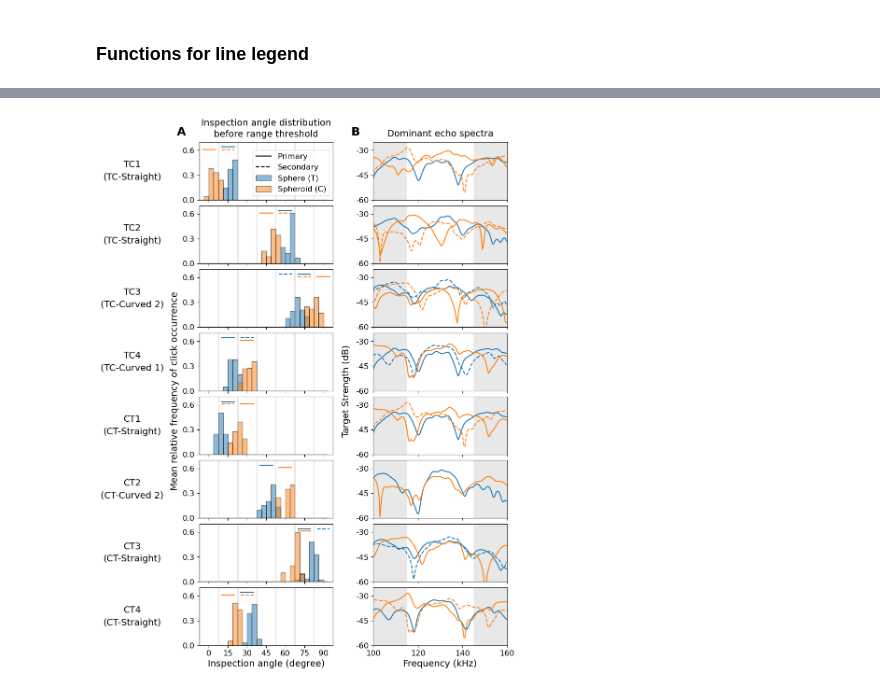
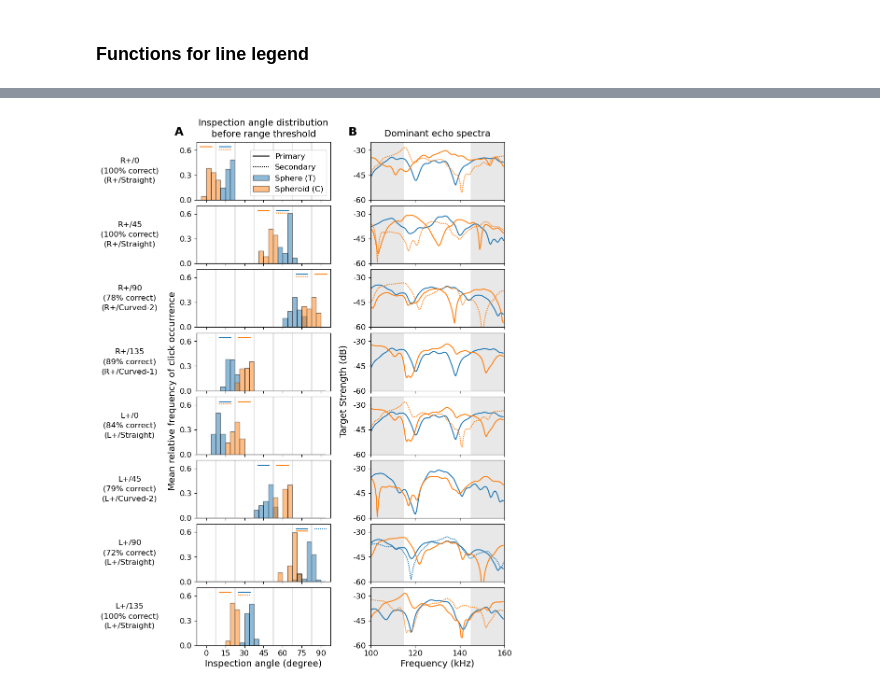
Before and after one commit to leewujung/porpoise_spheroid, a Jupyter notebook: notebooks_fig/fig_echo_angle_TS.ipynb, the cells around one changed output, grey strips where cells are left out. Drawn from its saved outputs; the diff is of its cells as text; code cells hidden in the pictures.

```diff
--- a/notebooks_fig/fig_echo_angle_TS.ipynb
+++ b/notebooks_fig/fig_echo_angle_TS.ipynb
@@ -418,7 +429,7 @@ Plot the echo spectrum for:
 - the second most dominant angle, if it is above the peak threshold (dashed line)
 # %%
 # Peak threshold
-peak_threshold = 0.5
+peak_threshold = 0.6
 # %%
 # Sanity check of dimensions
 assert x_hist.shape == ch0_mtx_norm["TC1"].shape
@@ -540,17 +551,17 @@ p_angles_ch1 = get_prominant_angles(
 # %% [markdown]
 ### Function to plot echo spectrum contour
 # %%
-def contour_cmp(axx, ch0_angles, ch1_angles, vert_spacing=0, alpha=0.5, ls_seq=["-", "--", ":"]):
+def contour_cmp(axx, ch0_angles, ch1_angles, vert_spacing=0, alpha=0.5, dashes=[(1,0), (1,0.8)]):
     # TS
     for a_seq, aa in enumerate(ch0_angles):
         axx.plot(
             ch0_echo["frequency"]/1e3, ch0_echo.sel(angle=aa) + a_seq*vert_spacing,
-            "C0", ls=ls_seq[a_seq]
+            "C0", dashes=dashes[a_seq]
         )
     for a_seq, aa in enumerate(ch1_angles):
         axx.plot(
             ch0_echo["frequency"]/1e3, ch1_echo.sel(angle=aa) + a_seq*vert_spacing,
-            "C1", ls=ls_seq[a_seq]
+            "C1", dashes=dashes[a_seq]
         )
 
     # Vertical stripe for porpoise frequency band
@@ -562,7 +573,7 @@ def contour_cmp(axx, ch0_angles, ch1_angles, vert_spacing=0, alpha=0.5, ls_seq=[
 # %% [markdown]
 ### Plotting to check
 # %%
-fig,ax = plt.subplots(4, 2, figsize=(10,14), sharex=True, sharey=True)
+fig,ax = plt.subplots(4, 2, figsize=(6,8), sharex=True, sharey=True)
 
 # TC scenarios
 for tca_seq, tca in enumerate(TARGET_ANGLE_STR[:4]):
@@ -590,7 +601,7 @@ for tca_seq, tca in enumerate(TARGET_ANGLE_STR[4:]):
 
     # Plot axis
     contour_cmp(axx=ax[tca_seq, 1], ch0_angles=p_angles_ch0, ch1_angles=p_angles_ch1)
-    ax[tca_seq, 1].set_title(tca, fontsize=14)
+    ax[tca_seq, 1].set_title(tca, fontsize=12)
 # %% [output]
 TC1
   ch0: [15]
@@ -628,8 +627,0 @@ def get_line_stack(a_input, line_len=10, linestyle = ["-", "--", ":"]):
-# %%
-def plot_line_legends(ax, a_ch0, a_ch1, line_height=[0.64, 0.61]):
-    # Ch0
-    for line_xx, line_style in zip(*get_line_stack(a_ch0)):
-        ax.plot(line_xx, np.ones(2)*line_height[0], linestyle=line_style, color="C0")
-    # Ch1
-    for line_xx, line_style in zip(*get_line_stack(a_ch1)):
-        ax.plot(line_xx, np.ones(2)*line_height[1], linestyle=line_style, color="C1")
@@ -710,46 +735,68 @@ ax[3, 1].text(86, -60, "Target Strength (dB)", fontsize=14, va="center", rotatio
 
 
 # Add condition labels to the left of all panels
+perc_correct_list = []
+for tca in TARGET_ANGLE_STR:
+    val_choice = df_main.loc[
+        (df_main["TARGET_ANGLE"]==tca) & (df_main["SPHEROID"]=="M")
+    ]["CHOICE"]
+    perc_correct_list.append(val_choice[val_choice==1].size / val_choice.size *100)
+condition_list = [
+    "R+/0", "R+/45", "R+/90", "R+/135",
+    "L+/0", "L+/45", "L+/90", "L+/135"
+]
+cluster_list = [
+    "R+/Straight", "R+/Straight", "R+/Curved-2", "R+/Curved-1",
+    "L+/Straight", "L+/Curved-2", "L+/Straight", "L+/Straight"
+]
+
 x_pos = -60
 y_pos = 0.35
-for axi, ax_label in zip(
-    range(8),
-    [
-        "TC1\n(TC-Straight)", "TC2\n(TC-Straight)", "TC3\n(TC-Curved 2)", "TC4\n(TC-Curved 1)",
-        "CT1\n(CT-Straight)", "CT2\n(CT-Curved 2)", "CT3\n(CT-Straight)", "CT4\n(CT-Straight)"
-    ]
+for axi, cl1, cl2, cl3 in zip(
+    range(8), condition_list, perc_correct_list, cluster_list
 ):
+    ax_label = f"{cl1}\n({cl2:2.0f}% correct)\n({cl3})"
     ax[axi, 0].text(
         x_pos, y_pos, ax_label, linespacing=1.5,
-        ha="center", va="center", fontsize=14
+        ha="center", va="center", fontsize=12
     )
 
 # Panel labels
 ax[0, 0].text(-25, 0.75, "A", va="bottom", fontsize=18, fontweight="bold")
 ax[0, 1].text(90, -22.5, "B", va="bottom", fontsize=18, fontweight="bold")
 
 
 # Panel titles
 ax[0, 0].text(
     45, 0.86, "Inspection angle distribution\nbefore range threshold",
     ha="center", va="center", fontsize=14, linespacing=1.35
 )
 ax[0, 1].text(
     130, -20, "Dominant echo spectra", ha="center", va="center", fontsize=14
 )
 
 # Line legend
 # ax[0, 0].plot(np.array([40, 47.5]), 0.3*np.ones(2), ls="-", color="k")
 # ax[0, 0].plot(np.array([40, 47.5]), 0.2*np.ones(2), ls="--", color="k")
 ax[0, 0].plot(np.nan, np.nan, ls="-", color="k", label="Primary")
-ax[0, 0].plot(np.nan, np.nan, ls="--", color="k", label="Secondary")
+ax[0, 0].plot(np.nan, np.nan, dashes=[1, 0.9], color="k", label="Secondary")
 ax[0, 0].bar(x=np.nan, width=enso_bin_size, height=np.nan, **plot_params_ch0, label="Sphere (T)")
 ax[0, 0].bar(x=np.nan, width=enso_bin_size, height=np.nan, **plot_params_ch1, label="Spheroid (C)")
 ax[0, 0].legend(fontsize=12, loc="lower right")
 
 
+# # Additional annotation
+# ax_all[1]["echogram"].annotate(
+#     "", xy=(-0.35, 4.0), xytext=(-0.55, 3.52),
+#     arrowprops=dict(facecolor="w", edgecolor="None", width=3, headwidth=10),
+# )
+
+
+
+
+
 plt.show()
 
 fig.savefig(fig_path / "fig_echo_angle_TS.png", dpi=300, bbox_inches="tight")
 # %% [output]
-[figure, old version]
+[figure, new version]
```
Also changed, not shown: parts of 11 cells of this notebook.
